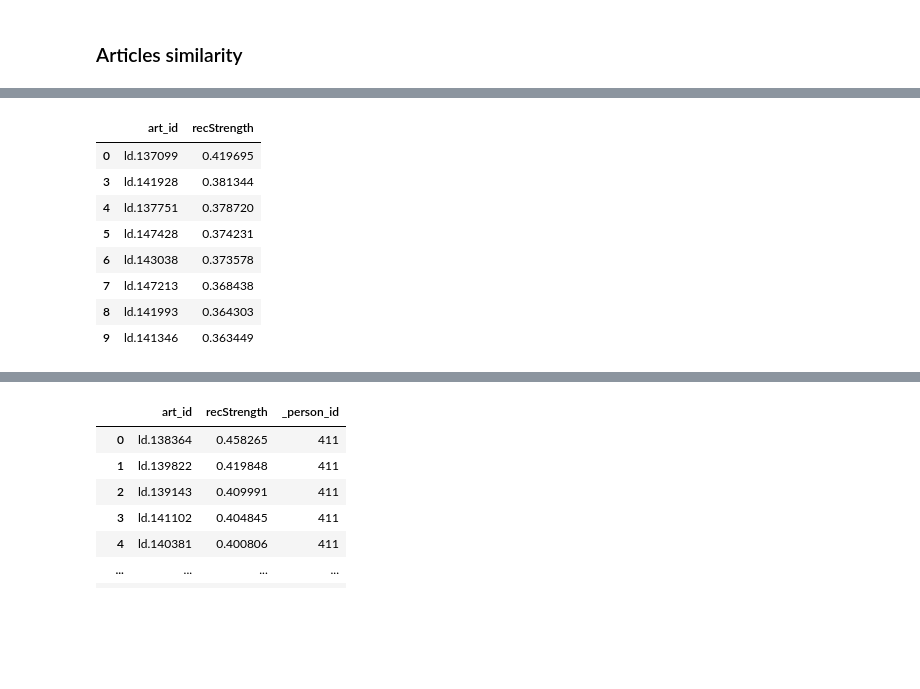
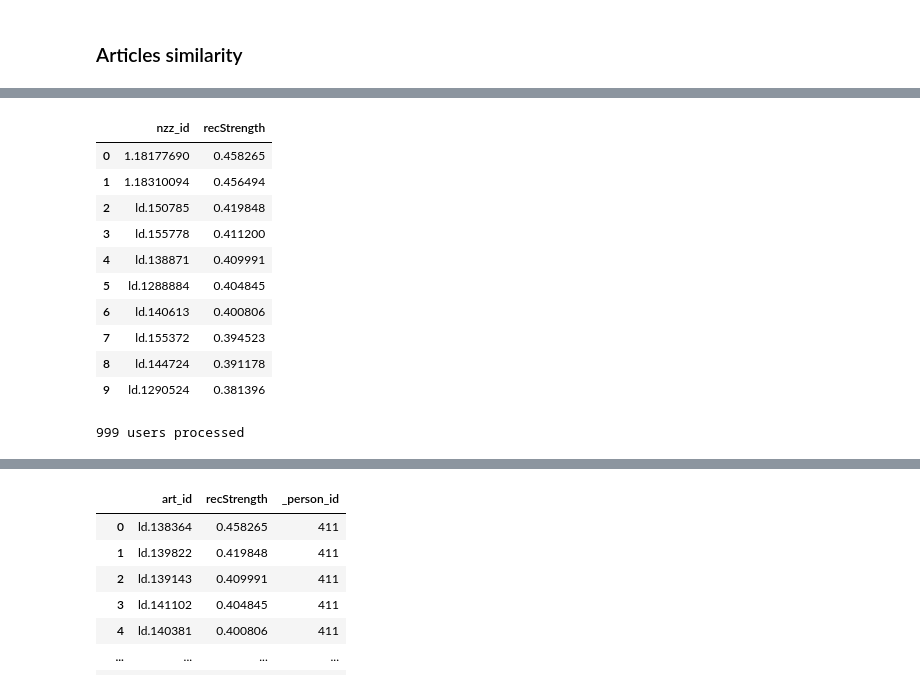
Before and after one commit to amakarewicz/RecommenderSystem, a Jupyter notebook: Agata/articles_similarity_2.ipynb, the cells around one changed output, grey strips where cells are left out. Saved outputs shown, nothing was run; the diff lists cells and outputs as text; code cells hidden in the pictures; blank space fills up the shorter version.

Commit message:
evaluator - added filtering

```diff
--- a/Agata/articles_similarity_2.ipynb
+++ b/Agata/articles_similarity_2.ipynb
@@ -88,7 +130,7 @@ matrix, feat_names, user_profiles = vectorize_and_build_profiles(tfidf_vectorize
 # %% [markdown]
 ### Articles similarity
 # %%
-content_based_recommender_model = ContentBasedRecommender(readers, articles, user_profiles, matrix)
-model_evaluator = ModelEvaluator()
+content_based_recommender_model = ContentBasedRecommender(readers, user_profiles, matrix)
+model_evaluator = ModelEvaluator([5,10,15], filter_similar=True, vec_matrix=matrix, articles=articles)
 # %%
-recs = content_based_recommender_model.recommend_items(200)
+recs = content_based_recommender_model.recommend_items(411)
@@ -94,0 +227,5 @@ recs = content_based_recommender_model.recommend_items(200)
+# %%
+id_list = list(recs['nzz_id'])
+indices = articles[articles.nzz_id.isin(id_list)].index.tolist()
+
+cosine_sim_matrix = cosine_similarity(matrix[indices])
@@ -95,7 +255,7 @@ recs = content_based_recommender_model.recommend_items(200)
 # %%
 def filter_similar_recs(user_recs, matrix, similarity_level):
 
-    id_list = list(user_recs['art_id'])
+    id_list = list(user_recs['nzz_id'])
     indices = articles[articles.nzz_id.isin(id_list)].index.tolist()
 
     cosine_sim_matrix = cosine_similarity(matrix[indices])
@@ -107,18 +267,20 @@ def filter_similar_recs(user_recs, matrix, similarity_level):
     new_indices = [x for i, x in enumerate(indices) if i not in list(similar_df['first_art'])]
     filtered_recs_ind = articles.loc[new_indices, 'nzz_id']
 
-    new_recs = user_recs.loc[user_recs.art_id.isin(list(filtered_recs_ind))]
+    new_recs = user_recs.loc[user_recs.nzz_id.isin(list(filtered_recs_ind))]
 
     return new_recs
 # %%
-filter_similar_recs(recs, matrix, 0.4)
+filter_similar_recs(recs, matrix, 0.5) # coś nie działa znowu :(
 # %% [output]
-|  | art_id | recStrength |
-| 0 | ld.137099 | 0.419695 |
-| 3 | ld.141928 | 0.381344 |
-| 4 | ld.137751 | 0.378720 |
-| 5 | ld.147428 | 0.374231 |
-| 6 | ld.143038 | 0.373578 |
-| 7 | ld.147213 | 0.368438 |
-| 8 | ld.141993 | 0.364303 |
-| 9 | ld.141346 | 0.363449 |
+|  | nzz_id | recStrength |
+| 0 | 1.18177690 | 0.458265 |
+| 1 | 1.18310094 | 0.456494 |
+| 2 | ld.150785 | 0.419848 |
+| 3 | ld.155778 | 0.411200 |
+| 4 | ld.138871 | 0.409991 |
+| 5 | ld.1288884 | 0.404845 |
+| 6 | ld.140613 | 0.400806 |
+| 7 | ld.155372 | 0.394523 |
+| 8 | ld.144724 | 0.391178 |
+| 9 | ld.1290524 | 0.381396 |
@@ -124,0 +291,4 @@ filter_similar_recs(recs, matrix, 0.4)
+# %%
+cb_global_metrics, cb_detailed_results_df = model_evaluator.evaluate_model(content_based_recommender_model, readers, interactions_train, interactions_test)
+# %% [output]
+999 users processed
```
Also changed, not shown: parts of 20 cells of this notebook, 3 other files.
